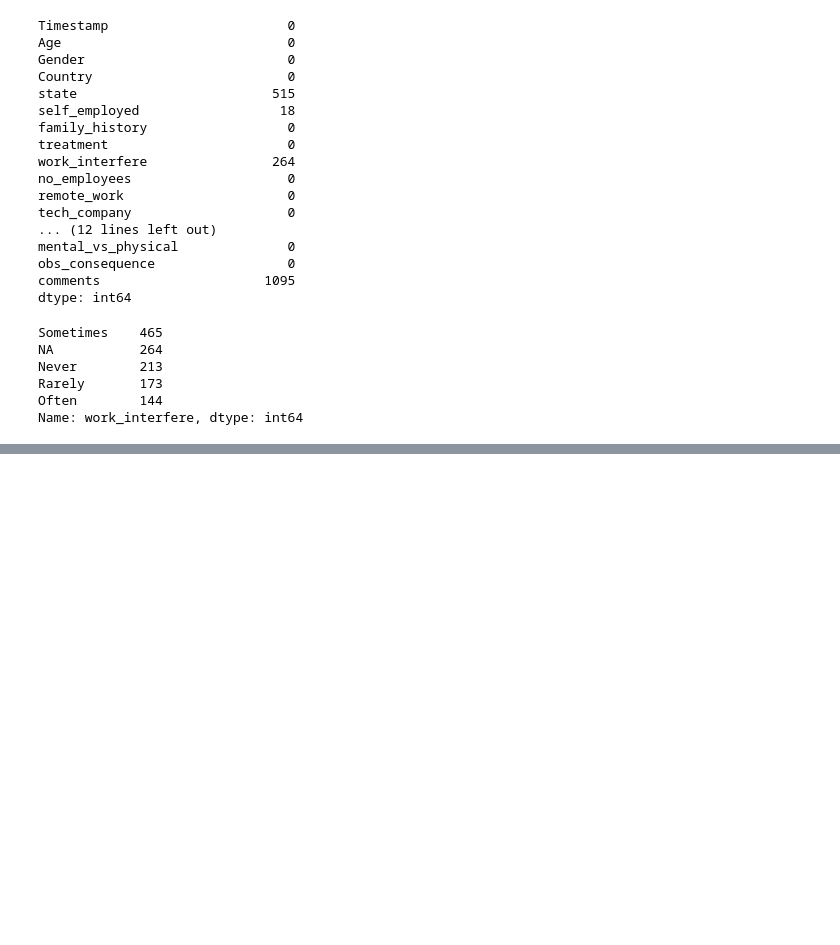
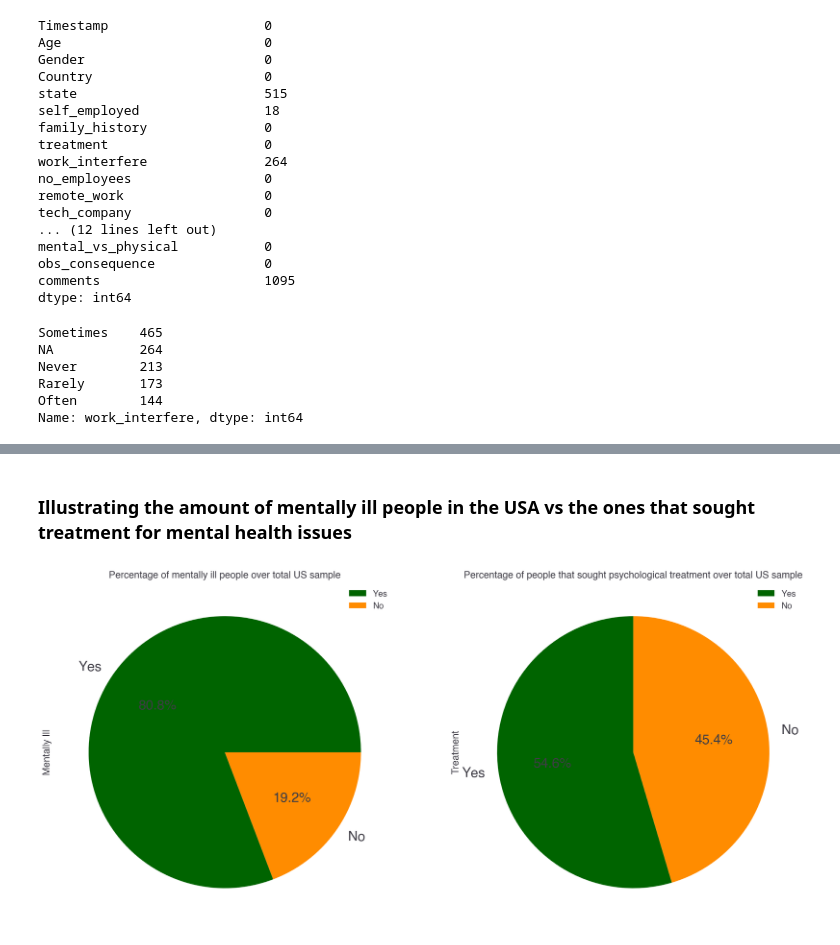
Before and after one commit to chriszapp/data-squad-32_EDA, a Jupyter notebook: Mental Health in Tech Survey.ipynb, the cells around one changed output, grey strips where cells are left out. Drawn from its saved outputs; the diff is of its cells as text; code cells hidden in the pictures; blank space fills up the shorter version.

Commit message:
Updates and some cleaning

```diff
--- a/Mental Health in Tech Survey.ipynb
+++ b/Mental Health in Tech Survey.ipynb
@@ -190,0 +253,3 @@ Name: work_interfere, dtype: int64
+# %%
+# Normalizing the column names
+ds_usa.columns = map(str.title, ds_usa.columns)
@@ -190,0 +303,22 @@ Name: work_interfere, dtype: int64
+# %%
+# Making all the values be lowercase
+ds_usa['Gender'] = ds_usa['Gender'].str.lower()
+
+# Removing the spaces
+ds_usa['Gender'] = ds_usa['Gender'].str.strip()
+
+# Replacing the values with male/female
+ds_usa['Gender'].replace({'femail': 'female', 'f': 'female', 'cis female': 'female',
+                          'femake': 'female', 'woman': 'female', 'female (cis)': 'female',
+                          'cis-female/femme': 'female', 'm': 'male', 'male-ish': 'male',
+                          'maile': 'male', 'male (cis)': 'male', 'cis male': 'male',
+                          'make': 'male', 'man': 'male', 'msle': 'male',
+                          'mail': 'male', 'female (trans)': 'female',
+                          'trans woman': 'female', 'trans-female': 'female',
+                          'nah': 'other', 'genderqueer': 'other',
+                          'non-binary': 'other', 'queer/she/they': 'other'}, inplace = True)
+
+# Checking if the cleaning worked
+print('Uniques:', ds_usa['Gender'].unique())
+print('')
+print('Value count:', ds_usa['Gender'].value_counts(), sep = '\n')
@@ -190,0 +333,21 @@ Name: work_interfere, dtype: int64
+# %% [markdown]
+### Illustrating the amount of mentally ill people in the USA vs the ones that sought treatment for mental health issues
+# %%
+fig, ax = plt.subplots(1, 2, figsize = (20, 10))
+#plt.subplots_adjust(wspace = 0.3) # after I increased the size this wasn't necessary anymore :(
+
+# PIE CHART ILLUSTRATING THE % OF PEOPLE THAT HAVE A MENTAL ILLNESS IN THE USA
+mental = ds_usa['Mentally_Ill'].value_counts()
+mental.plot(kind = 'pie', legend = 1, autopct='%1.1f%%', colors = ['darkgreen', 'darkorange'],
+            title = 'Percentage of mentally ill people over total US sample', fontsize = 20,
+            ax = ax[0], label = 'Mentally Ill');
+
+# PIE CHART ILLUSTRATING THE % OF PEOPLE THAT SOUGHT PSYCHOLOGICAL TREATMENT IN THE USA
+treatment = ds_usa['Treatment'].value_counts()
+treatment.plot(kind = 'pie', legend = 1, autopct='%1.1f%%', colors = ['darkgreen', 'darkorange'],
+            title = 'Percentage of people that sought psychological treatment over total US sample',
+                      fontsize = 20, startangle = 90, ax = ax[1]);
+
+plt.savefig('Mentally-ill-and-treatment')
+# %% [output]
+[figure, added]
```
Also changed, not shown: parts of 18 cells of this notebook, 2 other files.
